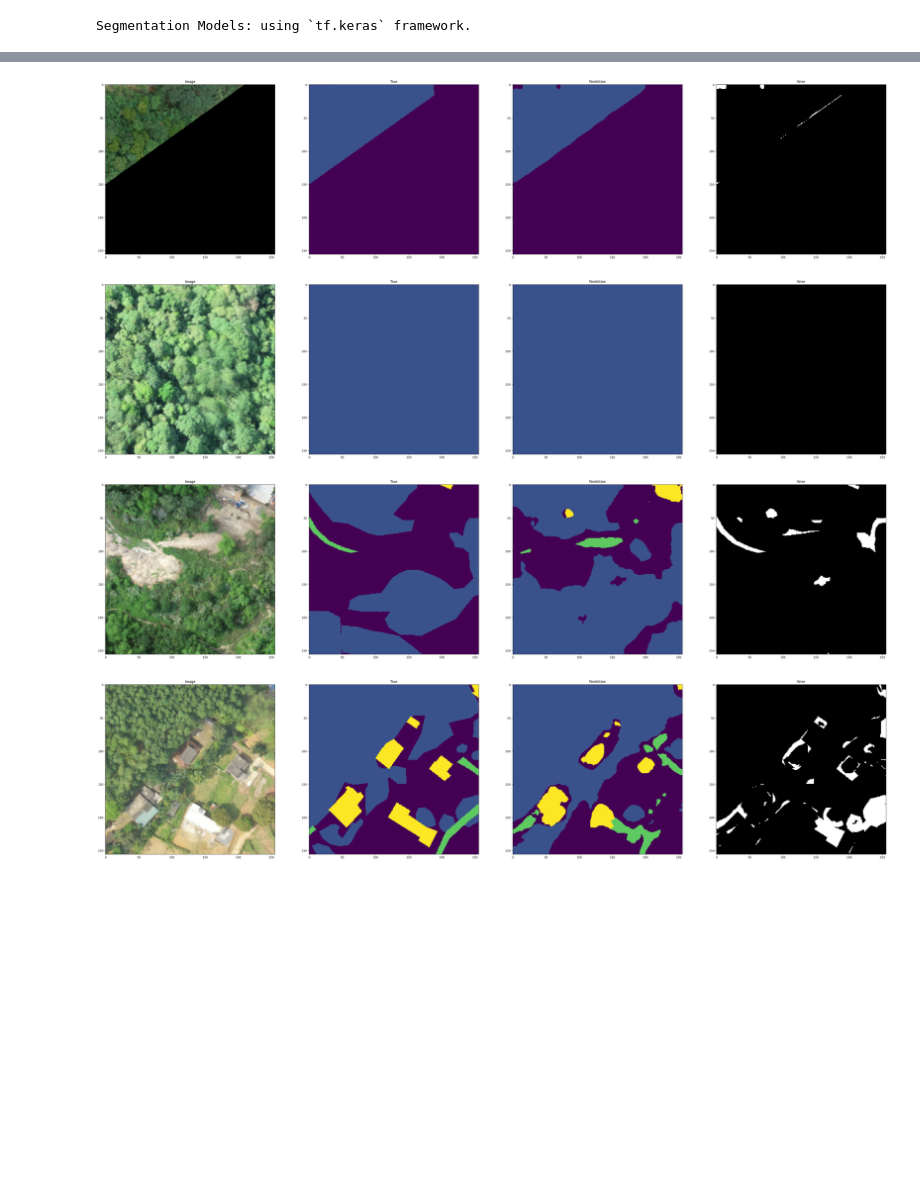
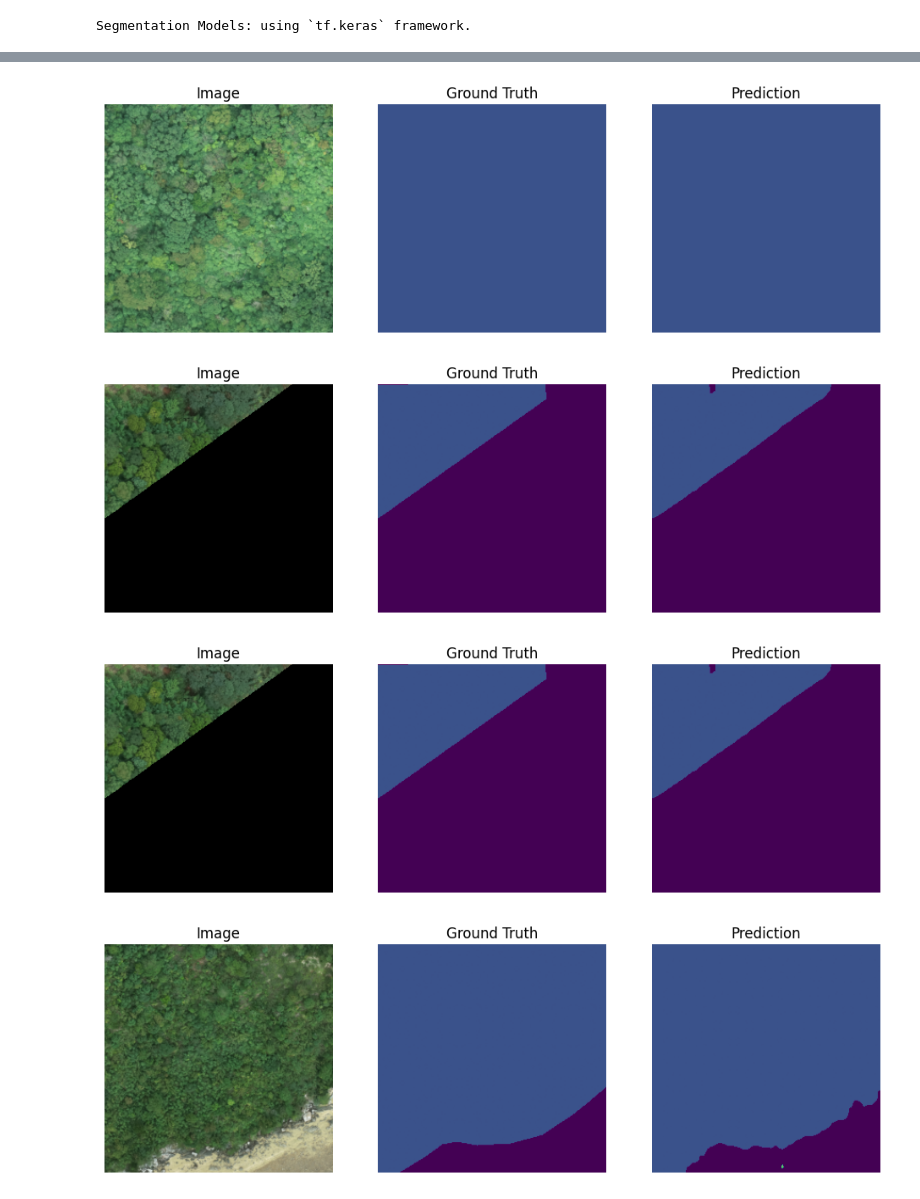
Before and after one commit to hssh18121/do_an_test, a Jupyter notebook: eval.ipynb, the cells around one changed output, grey strips where cells are left out. Drawn from its saved outputs; the diff is of its cells as text; code cells hidden in the pictures; blank space fills up the shorter version.

```diff
--- a/eval.ipynb
+++ b/eval.ipynb
@@ -45,6 +47,6 @@ import segmentation_models as sm
 # %% [output]
 Segmentation Models: using `tf.keras` framework.
 # %%
-checkpoint_path = "../weights/offline_distill/cp.segformer_student1.h5"
+checkpoint_path = "../weights/offline_distill/cp.segformer_student_pretrain.h5"
 # %%
 model = SegFormer_B0(input_shape = (256,256,3), num_classes = 5)
@@ -68,29 +72,32 @@ model.load_weights(checkpoint_path)
 vmin = 0
 vmax = 4
 
-for i in range(4):
+for i in range(10):
 
     image_number = random.randint(0, X_test.shape[0] - 1)
 
-    plt.figure(figsize=(50, 12.5))
+    plt.figure(figsize=(16, 4))
 
     plt.subplot(141)
     plt.title('Image')
     plt.imshow(X_test[image_number])
+    plt.axis('off')
 
     plt.subplot(142)
-    plt.title('True')
+    plt.title('Ground Truth')
     true = y_test[image_number].argmax(axis=2)
     plt.imshow(true, vmin = vmin, vmax = vmax)
+    plt.axis('off')
 
     plt.subplot(143)
     plt.title('Prediction')
     prediction = model.predict(np.expand_dims(X_test[image_number], 0))[0].argmax(axis=2)  # convert to 0-5 classes
+    plt.axis('off')
+    plt.imshow(prediction, vmin = vmin, vmax = vmax)
 
-    plt.imshow(prediction, vmin = vmin, vmax = vmax)
-    plt.subplot(144)
-    plt.title('Error')
-    error = (true != prediction) & (true != 0)
-    error = error.astype('uint8')
-    plt.imshow(error, cmap='gray')
+    # plt.subplot(144)
+    # plt.title('Error')
+    # error = (true != prediction)
+    # error = error.astype('float32')
+    # plt.imshow(error, cmap='gray')
 # %% [output]
@@ -111,4 +124,4 @@ This message will only be logged once.
-[figure, old version]
+[figure, new version]
-[figure, old version]
+[figure, new version]
-[figure, old version]
+[figure, new version]
-[figure, old version]
+[figure, new version]
```
Also changed, not shown: parts of 9 cells of this notebook, 41 other files.
